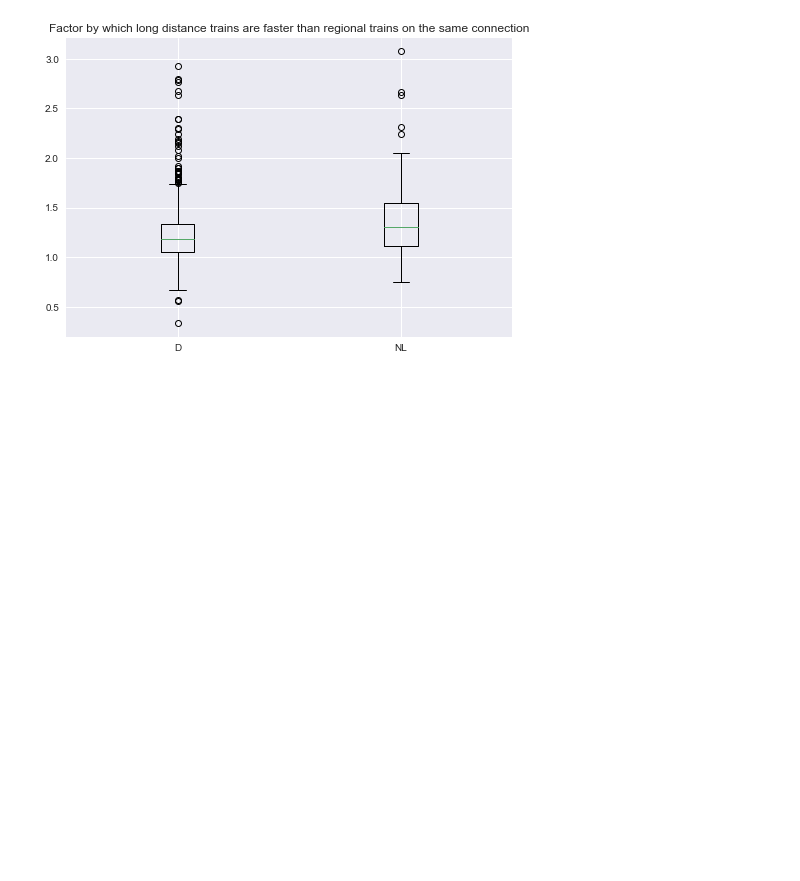
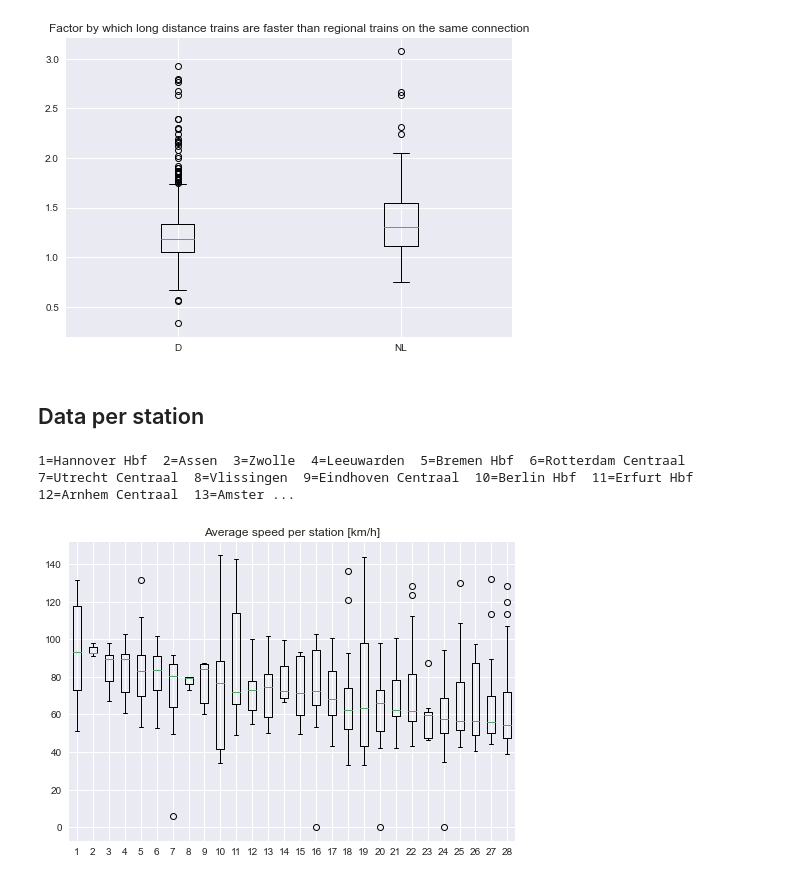
Before and after one commit to leonwatt/re-vs-spr, a Jupyter notebook: analysis.ipynb, the cells around one changed output. Saved outputs shown, nothing was run; the diff lists cells and outputs as text; code cells hidden in the pictures; blank space fills up the shorter version.

Commit message:
Per station analyses

```diff
--- a/analysis.ipynb
+++ b/analysis.ipynb
@@ -420,3 +405,18 @@ print_top_ten_connections(regio_vs_long_distance_netherlands)
 plot.box_plot([regio_vs_long_distance_germany, regio_vs_long_distance_netherlands], x_tick_labels=["D", "NL"], x="ratio", title="Factor by which long distance trains are faster than regional trains on the same connection", save_to="img/regio_vs_long_distance.png")
 # %% [output]
 [figure]
+# %% [markdown]
+## Data per station
+# %%
+def boxplot_data_per_station(attribute, title):
+    sorted_data = sorted(data.values(), key=lambda el: statistics.median([l[attribute] for l in el["lines"]]), reverse=True)
+    lines_of_stations = [s["lines"] for s in sorted_data]
+    station_names = [s["params"]["name"] for s in sorted_data]
+
+    plot.box_plot(lines_of_stations, x=attribute, title=title, save_to=f"img/per_station_{attribute}.png")
+    print("  ".join([f"{i+1}={n}" for i, n in enumerate(station_names)]))
+# %%
+boxplot_data_per_station("avg_speed", "Average speed per station [km/h]")
+# %% [output]
+1=Hannover Hbf  2=Assen  3=Zwolle  4=Leeuwarden  5=Bremen Hbf  6=Rotterdam Centraal  7=Utrecht Centraal  8=Vlissingen  9=Eindhoven Centraal  10=Berlin Hbf  11=Erfurt Hbf  12=Arnhem Centraal  13=Amster ...
+[figure, added]
```
Also changed, not shown: parts of 6 cells of this notebook, 3 other files.
